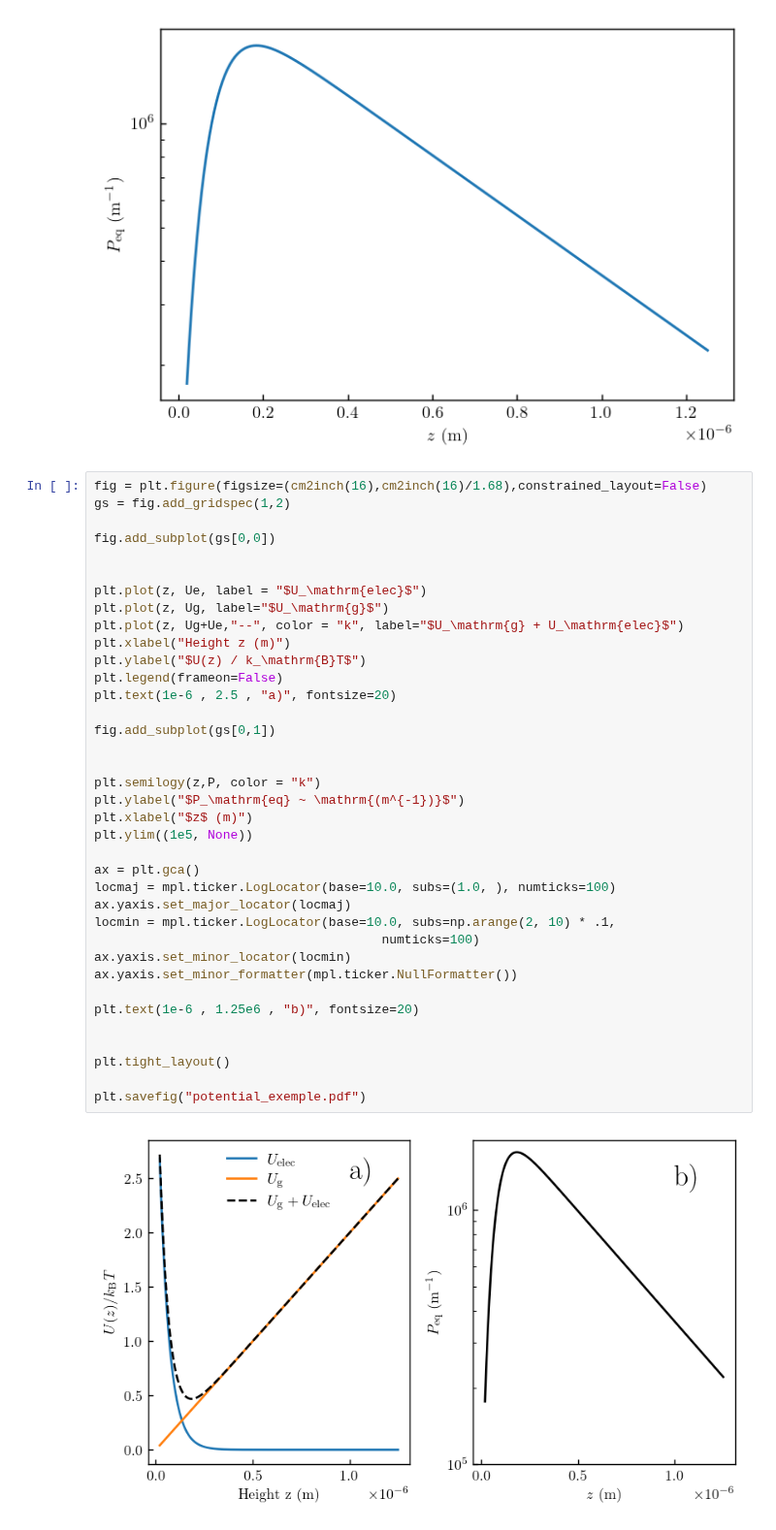
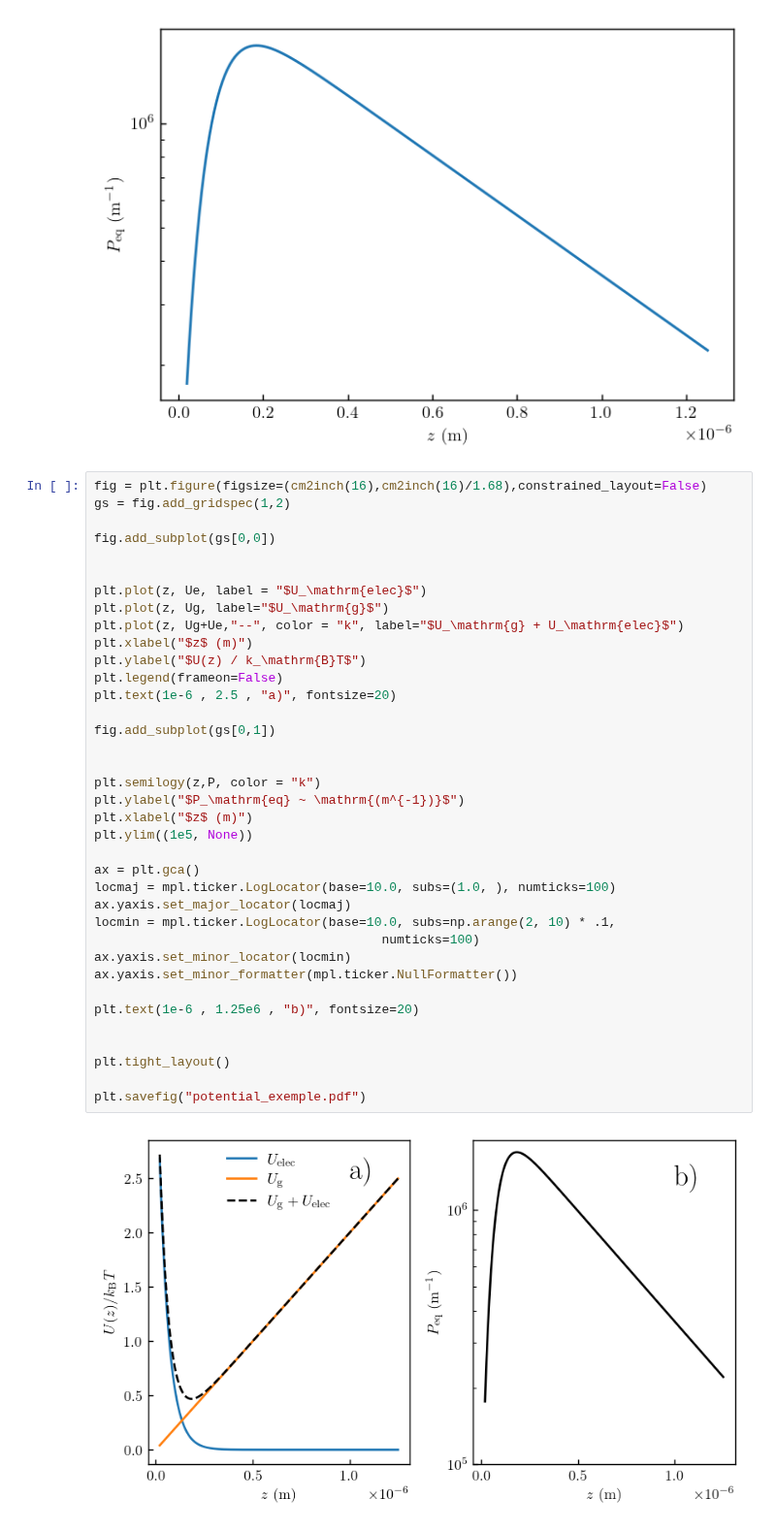
Before and after one commit to eXpensia/Confined-Brownian-Motion, a Jupyter notebook: 02_body/chapter3/images/potential/potential_exemple.ipynb, the cells around one changed output. Shown at 97% size. Cells and saved outputs as stored; diff of their text form.

```diff
--- a/02_body/chapter3/images/potential/potential_exemple.ipynb
+++ b/02_body/chapter3/images/potential/potential_exemple.ipynb
@@ -73,32 +73,32 @@ fig.add_subplot(gs[0,0])
 plt.plot(z, Ue, label = "$U_\mathrm{elec}$")
 plt.plot(z, Ug, label="$U_\mathrm{g}$")
 plt.plot(z, Ug+Ue,"--", color = "k", label="$U_\mathrm{g} + U_\mathrm{elec}$")
-plt.xlabel("Height z (m)")
+plt.xlabel("$z$ (m)")
 plt.ylabel("$U(z) / k_\mathrm{B}T$")
 plt.legend(frameon=False)
 plt.text(1e-6 , 2.5 , "a)", fontsize=20)
 
 fig.add_subplot(gs[0,1])
 
 
 plt.semilogy(z,P, color = "k")
 plt.ylabel("$P_\mathrm{eq} ~ \mathrm{(m^{-1})}$")
 plt.xlabel("$z$ (m)")
 plt.ylim((1e5, None))
 
 ax = plt.gca()
 locmaj = mpl.ticker.LogLocator(base=10.0, subs=(1.0, ), numticks=100)
 ax.yaxis.set_major_locator(locmaj)
 locmin = mpl.ticker.LogLocator(base=10.0, subs=np.arange(2, 10) * .1,
                                       numticks=100)
 ax.yaxis.set_minor_locator(locmin)
 ax.yaxis.set_minor_formatter(mpl.ticker.NullFormatter())
 
 plt.text(1e-6 , 1.25e6 , "b)", fontsize=20)
 
 
 plt.tight_layout()
 
 plt.savefig("potential_exemple.pdf")
 # %% [output]
-[figure, old version]
+[figure, new version]
```
Also changed, not shown: 7 other files.
